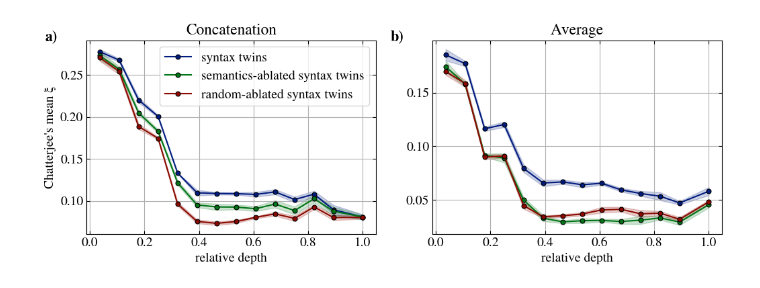
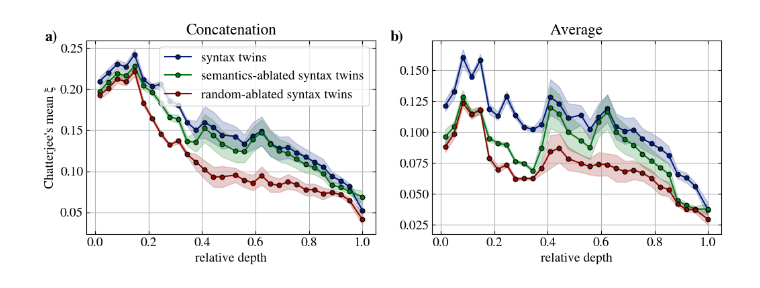
Before and after one commit to acevedo-s/syn-sem, a Jupyter notebook: decoupling-sem-from-syn.ipynb, the cells around one changed output. Cells and saved outputs as stored; diff of their text form; code cells hidden in the pictures.

```diff
--- a/decoupling-sem-from-syn.ipynb
+++ b/decoupling-sem-from-syn.ipynb
@@ -232,11 +350,8 @@ for avg_id,avg_tokens in enumerate(avg_flags):
                                           language_list_permutation=0 if center_A_flag != 0 else None,
                                           removal_method=removal_method,
                                           )
-        corr_coeff = np.load(II_folder + f"corr_coeff_{ratio_jackknife:.2f}.npy")
-        try:
-          std = np.load(II_folder + f"corr_coeff_jack_std_{ratio_jackknife:.2f}.npy")
-        except:
-          std = np.zeros_like(corr_coeff)
+        corr_coeff = np.load(II_folder + f"corr_coeff_{ratio_jackknife:.2f}.npy").mean(axis=0)
+        std = np.load(II_folder + f"corr_coeff_jack_std_{ratio_jackknife:.2f}.npy").mean(axis=0)
 
         color = colors[plot_id]
         linestyle = '-'
@@ -260,9 +375,8 @@ for avg_id,avg_tokens in enumerate(avg_flags):
           if II_index == 1: label = None
           ax[avg_id].plot(
               layers,
-              corr_coeff[II_index].diagonal(),
+              corr_coeff.diagonal(),
               label=label,
-              linestyle=_linestyles[II_index],
               color=color,
               marker='o',                # circular marker
               markersize=5,              # tweakable size
@@ -271,8 +385,8 @@ for avg_id,avg_tokens in enumerate(avg_flags):
               markeredgewidth=0.8,       # adjust border thickness
           )
           ax[avg_id].fill_between(layers,
-                          corr_coeff[II_index].diagonal() - std[II_index].diagonal(),
-                          corr_coeff[II_index].diagonal() + std[II_index].diagonal(),
+                          corr_coeff.diagonal() - std.diagonal(),
+                          corr_coeff.diagonal() + std.diagonal(),
                           alpha=0.2,
                           color=color,
                           )
@@ -300,31 +414,31 @@ ax[0].set_ylabel("Chatterjee's mean ξ")
 for a in ax[:1]:
     handles, labels = [], []
     for line in a.get_lines():
         label = line.get_label()
         if label:
             handles.append(line)
             labels.append(label)
     a.legend(handles, labels, loc='best', fontsize=rcpsize, framealpha=0.8)
 
 
 
 
 # Add panel labels
 panel_labels = ['a)', 'b)']
 for i, label in enumerate(panel_labels):
     ax[i].text(
         -0.1, 1.05,      # x, y in axis coordinates
         label,
         transform=ax[i].transAxes,  # coordinates relative to the axes
         fontsize=16,
         fontweight='bold',
         va='top',
         ha='right'
     )
 
 
 
 fig.savefig(f'{figsfolder}/decoupling_sem_from_syn_{modelA}_corr.pdf', bbox_inches='tight')
 plt.show()
 # %% [output]
-[figure, old version]
+[figure, new version]
```
Also changed, not shown: parts of 2 cells of this notebook, 22 other files.
